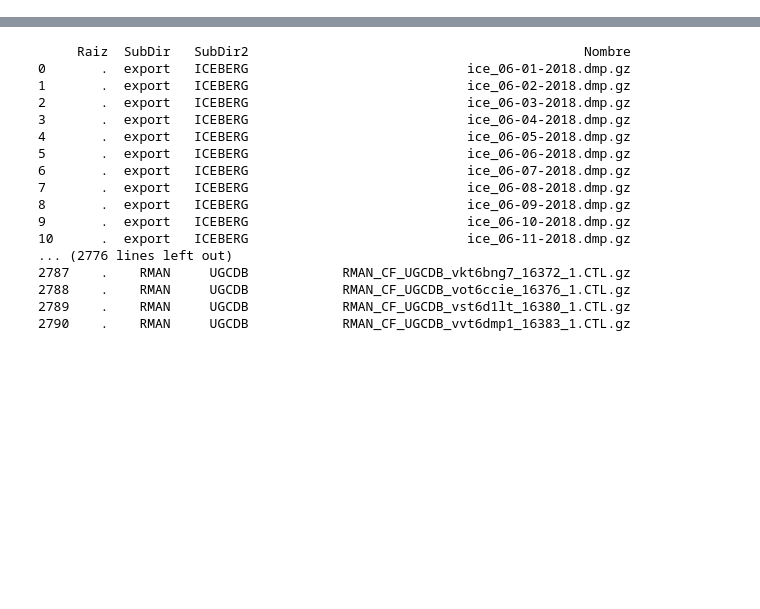
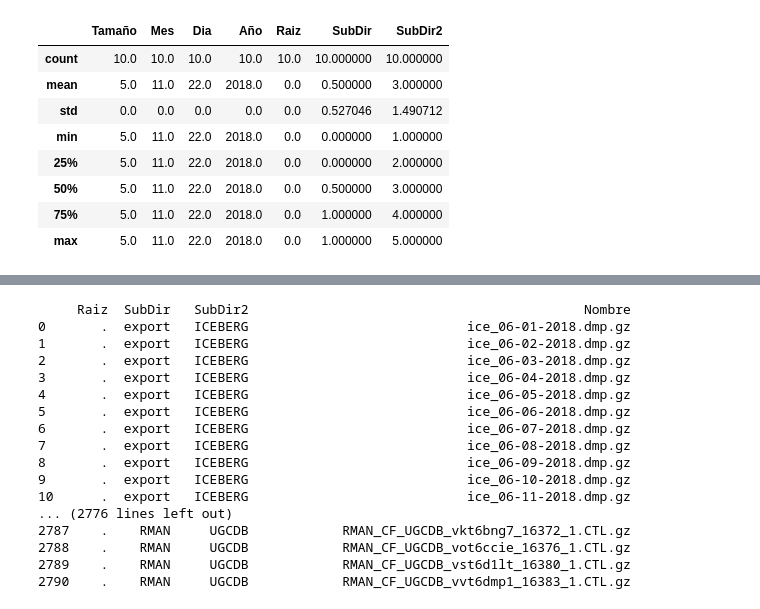
Before and after one commit to DavidIngx/PredictBackup, a Jupyter notebook: Untitled.ipynb, the cells around one changed output, grey strips where cells are left out. Cells and saved outputs as stored; diff of their text form; code cells hidden in the pictures; blank space fills up the shorter version.

```diff
--- a/Untitled.ipynb
+++ b/Untitled.ipynb
@@ -119,0 +198,12 @@ df2.dropna()
+# %%
+xd5.describe()
+# %% [output]
+|  | Tamaño | Mes | Dia | Año | Raiz | SubDir | SubDir2 |
+| count | 10.0 | 10.0 | 10.0 | 10.0 | 10.0 | 10.000000 | 10.000000 |
+| mean | 5.0 | 11.0 | 22.0 | 2018.0 | 0.0 | 0.500000 | 3.000000 |
+| std | 0.0 | 0.0 | 0.0 | 0.0 | 0.0 | 0.527046 | 1.490712 |
+| min | 5.0 | 11.0 | 22.0 | 2018.0 | 0.0 | 0.000000 | 1.000000 |
+| 25% | 5.0 | 11.0 | 22.0 | 2018.0 | 0.0 | 0.000000 | 2.000000 |
+| 50% | 5.0 | 11.0 | 22.0 | 2018.0 | 0.0 | 0.500000 | 3.000000 |
+| 75% | 5.0 | 11.0 | 22.0 | 2018.0 | 0.0 | 1.000000 | 4.000000 |
+| max | 5.0 | 11.0 | 22.0 | 2018.0 | 0.0 | 1.000000 | 5.000000 |
```
Also changed, not shown: parts of 18 cells of this notebook, 2 other files.
